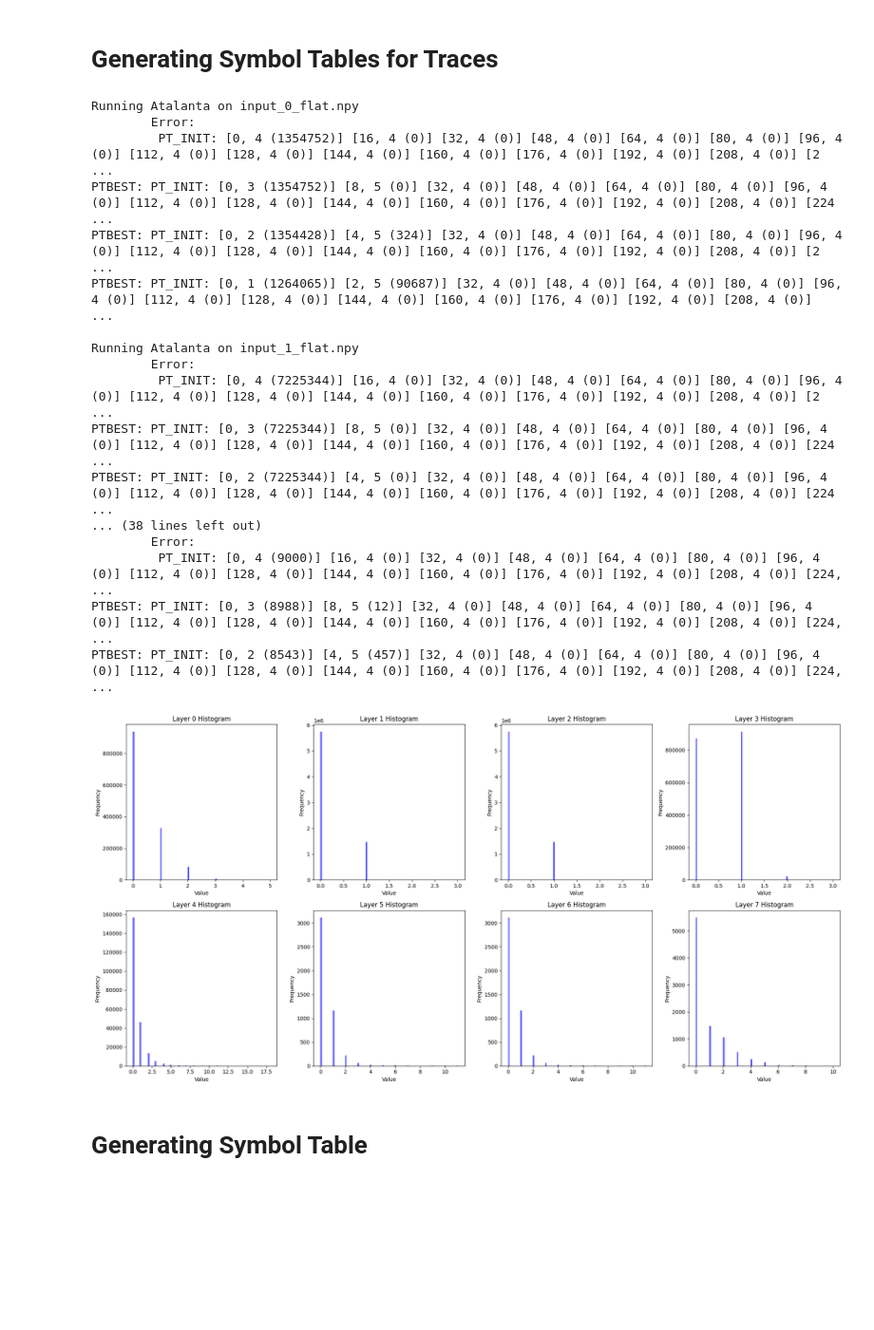
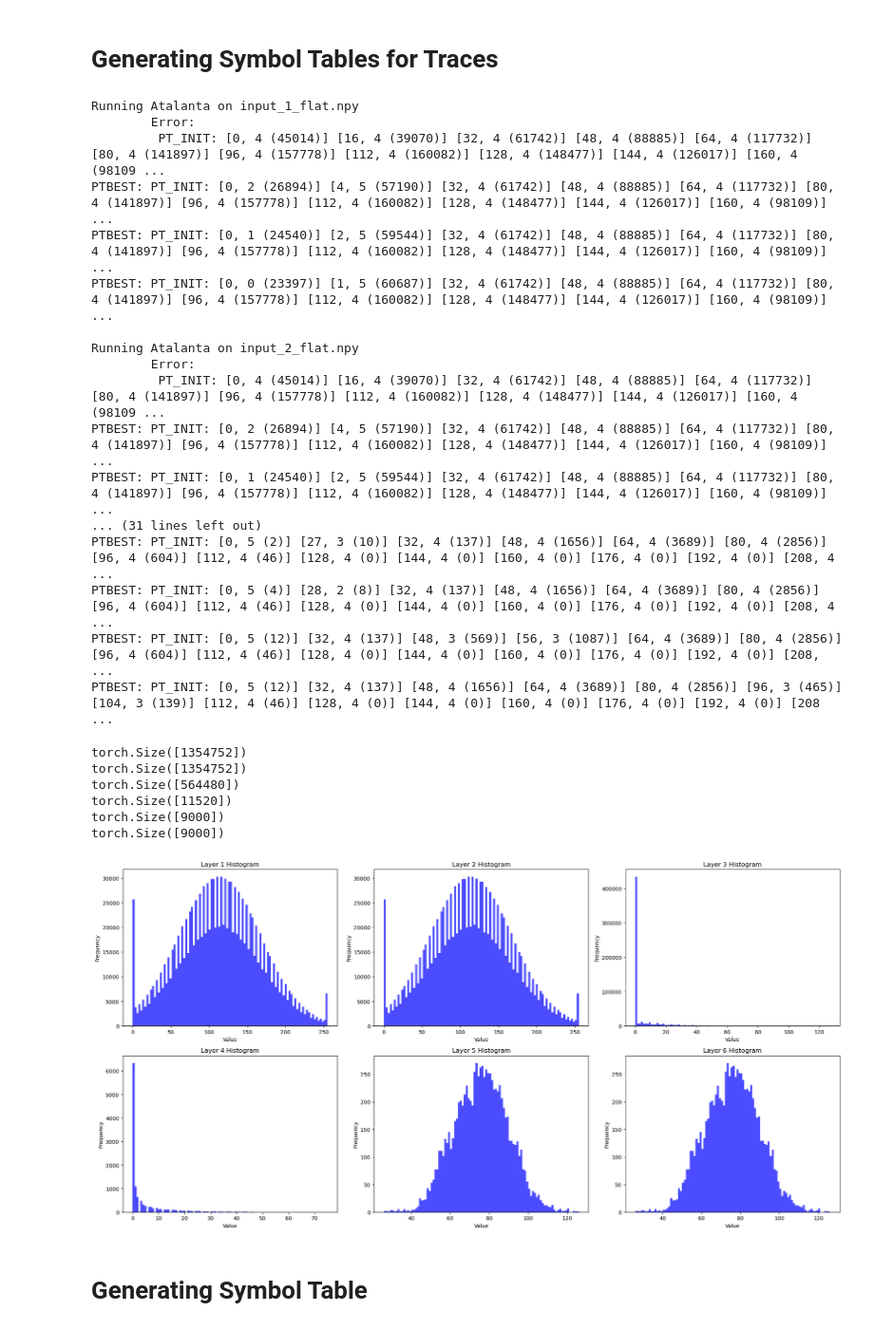
Before and after one commit to adamrt27/ANS_py, a Jupyter notebook: pytorch_trace.ipynb, the cells around one changed output. Shown at 95% size. Saved outputs shown, nothing was run; the diff lists cells and outputs as text; code cells hidden in the pictures; blank space fills up the shorter version.

Commit message:
updated to work with pytorch traces

```diff
--- a/pytorch_trace.ipynb
+++ b/pytorch_trace.ipynb
@@ -106,7 +87,7 @@ for data in input_tensors:
 # group tensors by layer
 layerwise_tensors = {}
 for i in range(len(intermediate_outputs)):
-    for j in range(len(intermediate_outputs[i])):
+    for j in range(1,len(intermediate_outputs[i])-1): # only consider intermediate tensors (skip input and output)
         if j not in layerwise_tensors:
             layerwise_tensors[j] = []
         layerwise_tensors[j].append(intermediate_outputs[i][j][0].int_repr())
@@ -156,11 +142,11 @@ for key in layerwise_tensors:
 # %%
 # save all tensors as numpy files
-d = "trace/"
-for i in range(len(flatten_layerwise_tensors)):
-    save_tensor_as_npy(flatten_layerwise_tensors[i].to(torch.int8).tensor, d + "input_" + str(i) + "_flat.npy")
+d = "trace/mobilenet_v3/"
+for i in range(1, len(flatten_layerwise_tensors) + 1):
+    save_tensor_as_npy(flatten_layerwise_tensors[i - 1].to(torch.uint8).tensor, d + "input_" + str(i) + "_flat.npy")
 
-for i in range(len(layerwise_tensors)):
-    save_tensor_as_npy(layerwise_tensors[i].to(torch.int8), d + "input_" + str(i) + ".npy")
+for i in range(1,len(layerwise_tensors) + 1):
+    save_tensor_as_npy(layerwise_tensors[i].to(torch.uint8), d + "input_" + str(i) + ".npy")
 # %% [markdown]
 # Generating Symbol Tables for Traces
 # %%
@@ -170,12 +156,12 @@ import os
 
 e_size = 8 # number of bits per element
 
-for i in range(8):
+for i in range(1, 7):
 
     print("Running Atalanta on input_" + str(i) + "_flat.npy")
 
     # define file to get trace from
-    trace = "trace/" + "input_" + str(i) + "_flat.npy"
+    trace = "trace/mobilenet_v3/" + "input_" + str(i) + "_flat.npy"
 
     # define command
     command = ["python3", "atalanta/atalanta_numpy.py", trace, str(e_size)]
@@ -190,49 +176,59 @@ for i in range(8):
     print("\tError:")
     print("\t",result.stderr)
 # %% [output]
-Running Atalanta on input_0_flat.npy
-        Error:
-         PT_INIT: [0, 4 (1354752)] [16, 4 (0)] [32, 4 (0)] [48, 4 (0)] [64, 4 (0)] [80, 4 (0)] [96, 4 (0)] [112, 4 (0)] [128, 4 (0)] [144, 4 (0)] [160, 4 (0)] [176, 4 (0)] [192, 4 (0)] [208, 4 (0)] [2 ...
-PTBEST: PT_INIT: [0, 3 (1354752)] [8, 5 (0)] [32, 4 (0)] [48, 4 (0)] [64, 4 (0)] [80, 4 (0)] [96, 4 (0)] [112, 4 (0)] [128, 4 (0)] [144, 4 (0)] [160, 4 (0)] [176, 4 (0)] [192, 4 (0)] [208, 4 (0)] [224 ...
-PTBEST: PT_INIT: [0, 2 (1354428)] [4, 5 (324)] [32, 4 (0)] [48, 4 (0)] [64, 4 (0)] [80, 4 (0)] [96, 4 (0)] [112, 4 (0)] [128, 4 (0)] [144, 4 (0)] [160, 4 (0)] [176, 4 (0)] [192, 4 (0)] [208, 4 (0)] [2 ...
-PTBEST: PT_INIT: [0, 1 (1264065)] [2, 5 (90687)] [32, 4 (0)] [48, 4 (0)] [64, 4 (0)] [80, 4 (0)] [96, 4 (0)] [112, 4 (0)] [128, 4 (0)] [144, 4 (0)] [160, 4 (0)] [176, 4 (0)] [192, 4 (0)] [208, 4 (0)]  ...
-
 Running Atalanta on input_1_flat.npy
         Error:
-         PT_INIT: [0, 4 (7225344)] [16, 4 (0)] [32, 4 (0)] [48, 4 (0)] [64, 4 (0)] [80, 4 (0)] [96, 4 (0)] [112, 4 (0)] [128, 4 (0)] [144, 4 (0)] [160, 4 (0)] [176, 4 (0)] [192, 4 (0)] [208, 4 (0)] [2 ...
-PTBEST: PT_INIT: [0, 3 (7225344)] [8, 5 (0)] [32, 4 (0)] [48, 4 (0)] [64, 4 (0)] [80, 4 (0)] [96, 4 (0)] [112, 4 (0)] [128, 4 (0)] [144, 4 (0)] [160, 4 (0)] [176, 4 (0)] [192, 4 (0)] [208, 4 (0)] [224 ...
-PTBEST: PT_INIT: [0, 2 (7225344)] [4, 5 (0)] [32, 4 (0)] [48, 4 (0)] [64, 4 (0)] [80, 4 (0)] [96, 4 (0)] [112, 4 (0)] [128, 4 (0)] [144, 4 (0)] [160, 4 (0)] [176, 4 (0)] [192, 4 (0)] [208, 4 (0)] [224 ...
-... (38 lines left out)
+         PT_INIT: [0, 4 (45014)] [16, 4 (39070)] [32, 4 (61742)] [48, 4 (88885)] [64, 4 (117732)] [80, 4 (141897)] [96, 4 (157778)] [112, 4 (160082)] [128, 4 (148477)] [144, 4 (126017)] [160, 4 (98109 ...
+PTBEST: PT_INIT: [0, 2 (26894)] [4, 5 (57190)] [32, 4 (61742)] [48, 4 (88885)] [64, 4 (117732)] [80, 4 (141897)] [96, 4 (157778)] [112, 4 (160082)] [128, 4 (148477)] [144, 4 (126017)] [160, 4 (98109)] ...
+PTBEST: PT_INIT: [0, 1 (24540)] [2, 5 (59544)] [32, 4 (61742)] [48, 4 (88885)] [64, 4 (117732)] [80, 4 (141897)] [96, 4 (157778)] [112, 4 (160082)] [128, 4 (148477)] [144, 4 (126017)] [160, 4 (98109)] ...
+PTBEST: PT_INIT: [0, 0 (23397)] [1, 5 (60687)] [32, 4 (61742)] [48, 4 (88885)] [64, 4 (117732)] [80, 4 (141897)] [96, 4 (157778)] [112, 4 (160082)] [128, 4 (148477)] [144, 4 (126017)] [160, 4 (98109)] ...
+
+Running Atalanta on input_2_flat.npy
         Error:
-         PT_INIT: [0, 4 (9000)] [16, 4 (0)] [32, 4 (0)] [48, 4 (0)] [64, 4 (0)] [80, 4 (0)] [96, 4 (0)] [112, 4 (0)] [128, 4 (0)] [144, 4 (0)] [160, 4 (0)] [176, 4 (0)] [192, 4 (0)] [208, 4 (0)] [224, ...
-PTBEST: PT_INIT: [0, 3 (8988)] [8, 5 (12)] [32, 4 (0)] [48, 4 (0)] [64, 4 (0)] [80, 4 (0)] [96, 4 (0)] [112, 4 (0)] [128, 4 (0)] [144, 4 (0)] [160, 4 (0)] [176, 4 (0)] [192, 4 (0)] [208, 4 (0)] [224,  ...
-PTBEST: PT_INIT: [0, 2 (8543)] [4, 5 (457)] [32, 4 (0)] [48, 4 (0)] [64, 4 (0)] [80, 4 (0)] [96, 4 (0)] [112, 4 (0)] [128, 4 (0)] [144, 4 (0)] [160, 4 (0)] [176, 4 (0)] [192, 4 (0)] [208, 4 (0)] [224, ...
+         PT_INIT: [0, 4 (45014)] [16, 4 (39070)] [32, 4 (61742)] [48, 4 (88885)] [64, 4 (117732)] [80, 4 (141897)] [96, 4 (157778)] [112, 4 (160082)] [128, 4 (148477)] [144, 4 (126017)] [160, 4 (98109 ...
+PTBEST: PT_INIT: [0, 2 (26894)] [4, 5 (57190)] [32, 4 (61742)] [48, 4 (88885)] [64, 4 (117732)] [80, 4 (141897)] [96, 4 (157778)] [112, 4 (160082)] [128, 4 (148477)] [144, 4 (126017)] [160, 4 (98109)] ...
+PTBEST: PT_INIT: [0, 1 (24540)] [2, 5 (59544)] [32, 4 (61742)] [48, 4 (88885)] [64, 4 (117732)] [80, 4 (141897)] [96, 4 (157778)] [112, 4 (160082)] [128, 4 (148477)] [144, 4 (126017)] [160, 4 (98109)] ...
+... (31 lines left out)
+PTBEST: PT_INIT: [0, 5 (2)] [27, 3 (10)] [32, 4 (137)] [48, 4 (1656)] [64, 4 (3689)] [80, 4 (2856)] [96, 4 (604)] [112, 4 (46)] [128, 4 (0)] [144, 4 (0)] [160, 4 (0)] [176, 4 (0)] [192, 4 (0)] [208, 4 ...
+PTBEST: PT_INIT: [0, 5 (4)] [28, 2 (8)] [32, 4 (137)] [48, 4 (1656)] [64, 4 (3689)] [80, 4 (2856)] [96, 4 (604)] [112, 4 (46)] [128, 4 (0)] [144, 4 (0)] [160, 4 (0)] [176, 4 (0)] [192, 4 (0)] [208, 4  ...
+PTBEST: PT_INIT: [0, 5 (12)] [32, 4 (137)] [48, 3 (569)] [56, 3 (1087)] [64, 4 (3689)] [80, 4 (2856)] [96, 4 (604)] [112, 4 (46)] [128, 4 (0)] [144, 4 (0)] [160, 4 (0)] [176, 4 (0)] [192, 4 (0)] [208, ...
+PTBEST: PT_INIT: [0, 5 (12)] [32, 4 (137)] [48, 4 (1656)] [64, 4 (3689)] [80, 4 (2856)] [96, 3 (465)] [104, 3 (139)] [112, 4 (46)] [128, 4 (0)] [144, 4 (0)] [160, 4 (0)] [176, 4 (0)] [192, 4 (0)] [208 ...
+# %%
+for i in range(1, 7):
+    print(layerwise_tensors[i].flatten().shape)
+# %% [output]
+torch.Size([1354752])
+torch.Size([1354752])
+torch.Size([564480])
+torch.Size([11520])
+torch.Size([9000])
+torch.Size([9000])
 # %%
 import matplotlib.pyplot as plt
 
 # Create a figure and a set of subplots
-fig, axes = plt.subplots(2, 4, figsize=(20, 10))  # 2 rows and 4 columns
+fig, axes = plt.subplots(2, 3, figsize=(20, 10))  # 2 rows and 4 columns
 
 # Flatten the axes array for easy iteration
 axes = axes.flatten()
 
 # Plot histograms for each layer
-for i in range(8):
+for i in range(6):
     temp = flatten_layerwise_tensors[i]
 
     # Plot temp as histogram
     axes[i].hist(temp.flat.cpu().numpy(), bins=100, color='blue', alpha=0.7)
-    axes[i].set_title(f"Layer {i} Histogram")
+    axes[i].set_title(f"Layer {i+1} Histogram")
     axes[i].set_xlabel("Value")
     axes[i].set_ylabel("Frequency")
 
 # Adjust layout
 plt.tight_layout()
 
 # Show the plot
 plt.show()
 # %% [output]
-[figure, old version]
+[figure, new version]
 # %% [markdown]
 # Generating Symbol Table
 # %%
```
Also changed, not shown: parts of 5 cells of this notebook, 43 other files.
